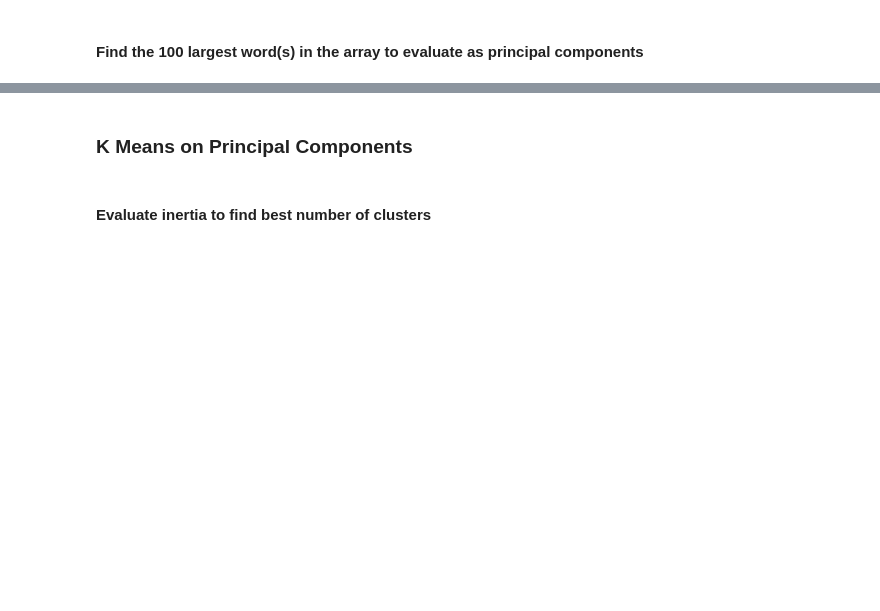
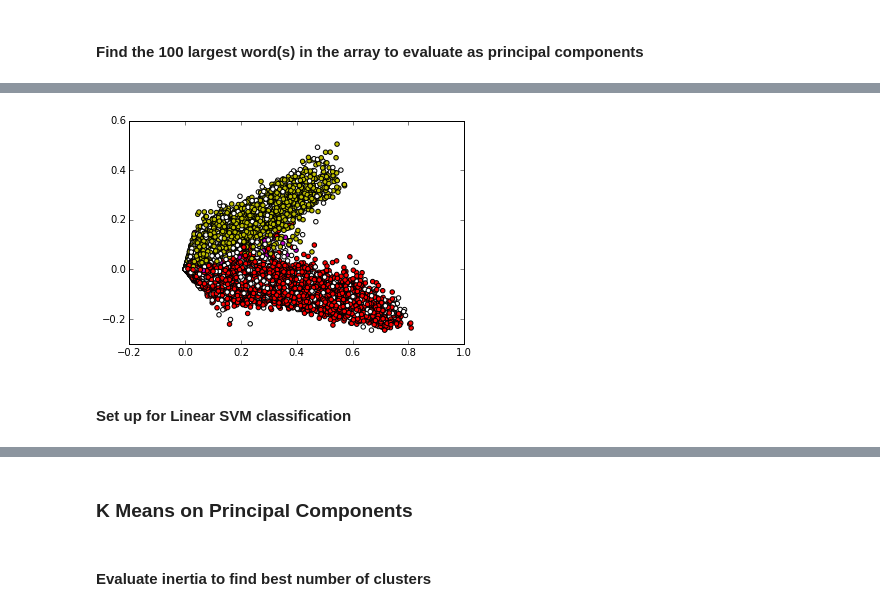
Before and after one commit to jodzi/flavor_fave, a Jupyter notebook: Wine_Analysis_2.ipynb, the cells around one changed output, grey strips where cells are left out. Cells and saved outputs as stored; diff of their text form; code cells hidden in the pictures; blank space fills up the shorter version.

```diff
--- a/Wine_Analysis_2.ipynb
+++ b/Wine_Analysis_2.ipynb
@@ -192,0 +228,2 @@ Principal Component 4:
+# %%
+df = pd.DataFrame(list(new_cursor))
@@ -192,0 +250,29 @@ Principal Component 4:
+# %%
+reds = ['Cabernet Sauvignon', 'Merlot', 'Cabernet Franc', 'Malbec', 'Shiraz, Syrah', 'Syrah', 'Red Blend', 'Grenache',
+        'Mourvedre', 'Rhone Red Blend', 'Pinot Noir', 'Gamay', 'Zinfandel', 'Petite Sirah', 'Tempranillo', 'Nebbiolo',
+        'Dolcetto', 'Nero d\'Avola', 'Primitivo', 'Barbera', 'Sangiovese', 'Carmenere', 'Pinotage', 'Red Bordeaux Blend', \
+       ]
+
+white = ['Chardonnay', 'Riesling', 'Sauvignon Blanc', 'White Blend', 'Champagne Blend', 'Cabernet Franc', \
+        'Gew&#252;rztraminer', 'Viognier', 'Chenin Blanc', 'Pinot Gris']
+
+rose = ['Ros&#233; Blend']
+# %%
+color = []
+
+for variant in df['wine/variant'].values:
+    if variant in reds:
+        color.append('r')
+    elif variant in white:
+        color.append('y')
+    elif variant in rose:
+        color.append('m')
+    else:
+        color.append('w')
+# %%
+plt.scatter(X_reviews[:,0], X_reviews[:,1], c=color)
+plt.show()
+# %% [output]
+[figure, added]
+# %% [markdown]
+#### Set up for Linear SVM classification
```
Also changed, not shown: parts of 66 cells of this notebook, 1 other file.
